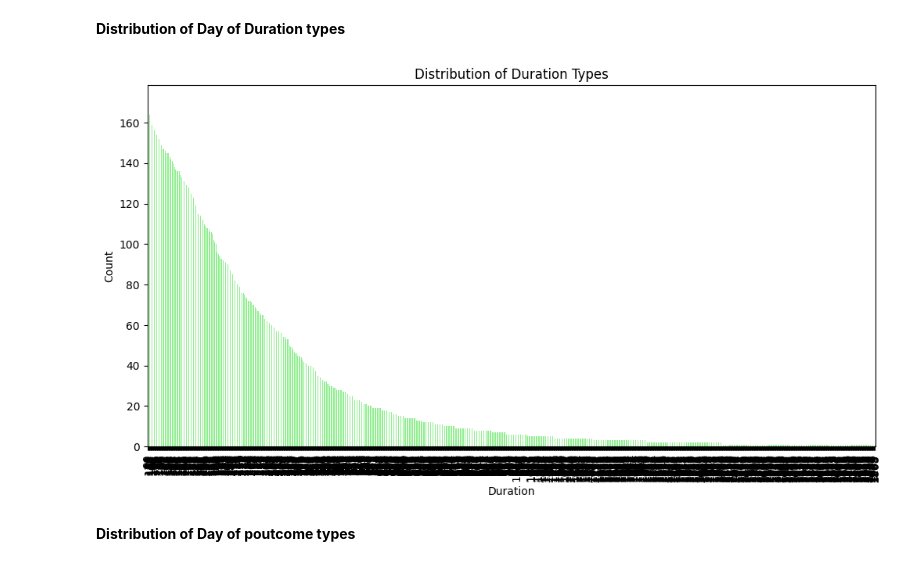
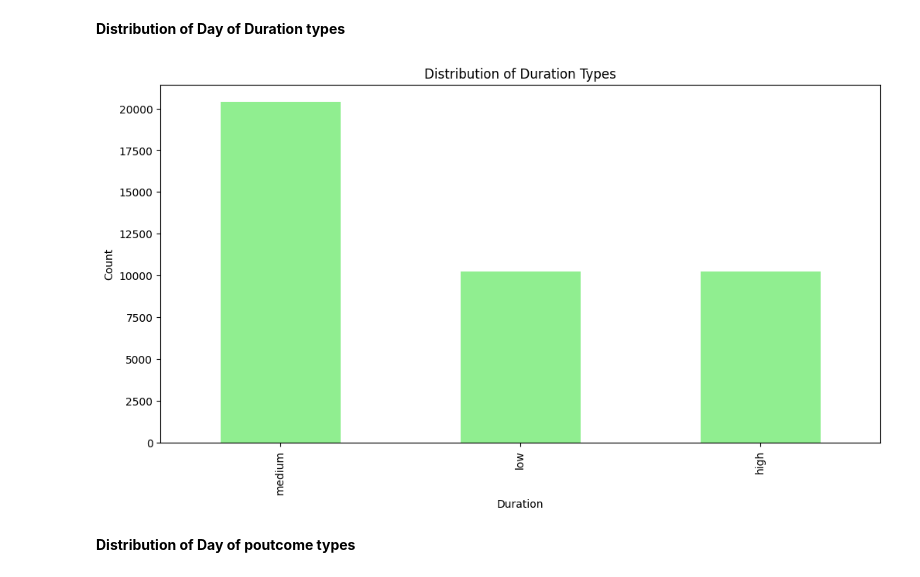
Before and after one commit to thanzawtoe888/Association-Rule, a Jupyter notebook: asso_rule.ipynb, the cells around one changed output. Saved outputs shown, nothing was run; the diff lists cells and outputs as text; code cells hidden in the pictures.

Commit message:
bin -> 'age & 'duration'

```diff
--- a/asso_rule.ipynb
+++ b/asso_rule.ipynb
@@ -17,8 +17,8 @@ from mlxtend.frequent_patterns import apriori, association_rules #Association Ru
 ## STEP 2
 <p> <b> Load Dataset </b></p>
 # %%
-data = pd.read_csv('bank-additional-full.csv', sep=';')
-
-# one_data = data[data['y'] == '1']
-# one_data.shape
-# one_data.head()
+df2 = pd.read_csv('bank-additional-full.csv', sep=';')
+df2.shape
+# one_df = df2[df2['job'] == 'unknown']
+# one_df.shape
+# # one_df.head()
@@ -42,4 +44,11 @@ data.head()
 <p><b>
 Data Preprocessing : Select relevant columns for association rule mining
 </b></p>
+# %%
+# Remove rows where the "job" column has the value "unknown"
+df = df2[df2['job'] != 'unknown'].copy()
+# df.shape
+# df.head()
+df['age_bin'] = pd.cut(df['age'], bins=[0,30,50,100], labels=["young", "middle-aged", "senior"])
+df['duration_bin'] = pd.cut(df['duration'], bins=[0, 102, 319, df['duration'].max()], labels=["low", "medium", "high"])
 # %%
@@ -214,14 +223,14 @@ Distribution of Day of Duration types
 </b></p>
 # %%
 plt.figure(figsize=(12, 6))
-data['duration'].value_counts().plot(kind='bar', color='lightgreen')
+df['duration_bin'].value_counts().plot(kind='bar', color='lightgreen')
 plt.title('Distribution of Duration Types')
 plt.xlabel('Duration')
 plt.ylabel('Count')
 plt.xticks(rotation=90)
 plt.show()
 # %% [output]
-[figure, old version]
+[figure, new version]
 # %% [markdown]
 <p><b>
 Distribution of Day of poutcome types
```
Also changed, not shown: parts of 16 cells of this notebook.
